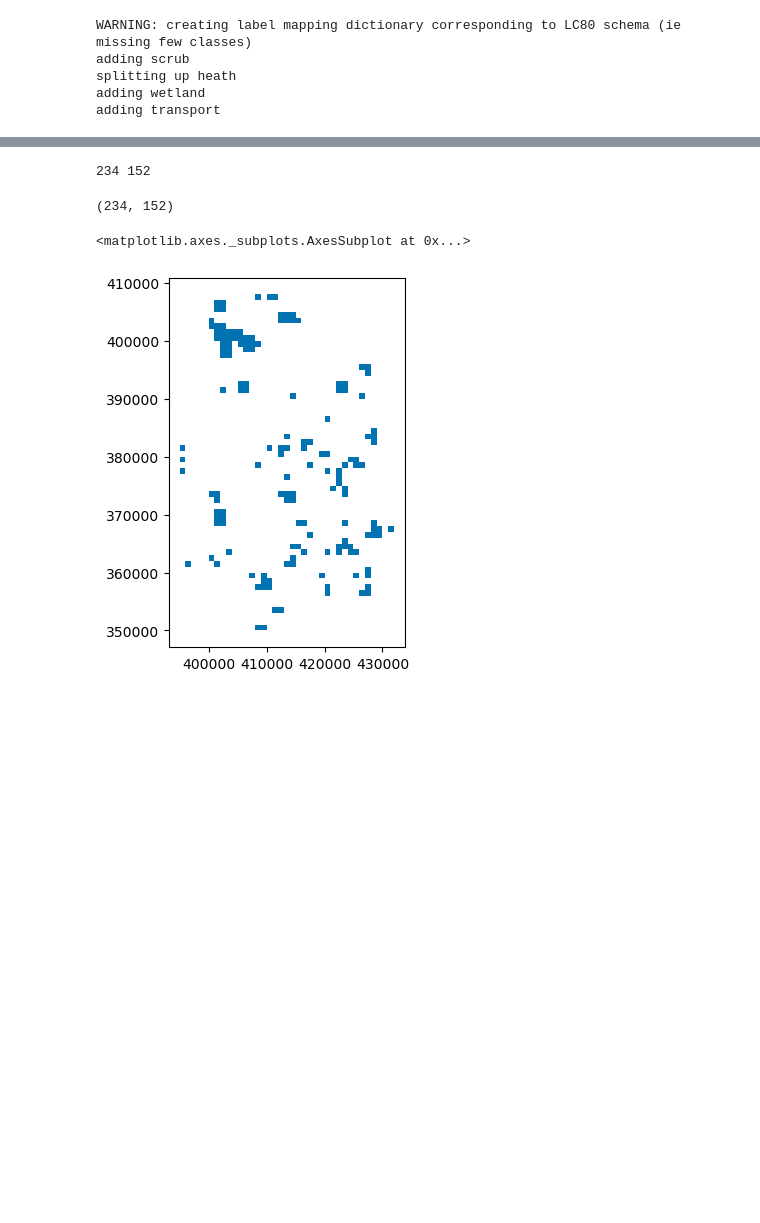
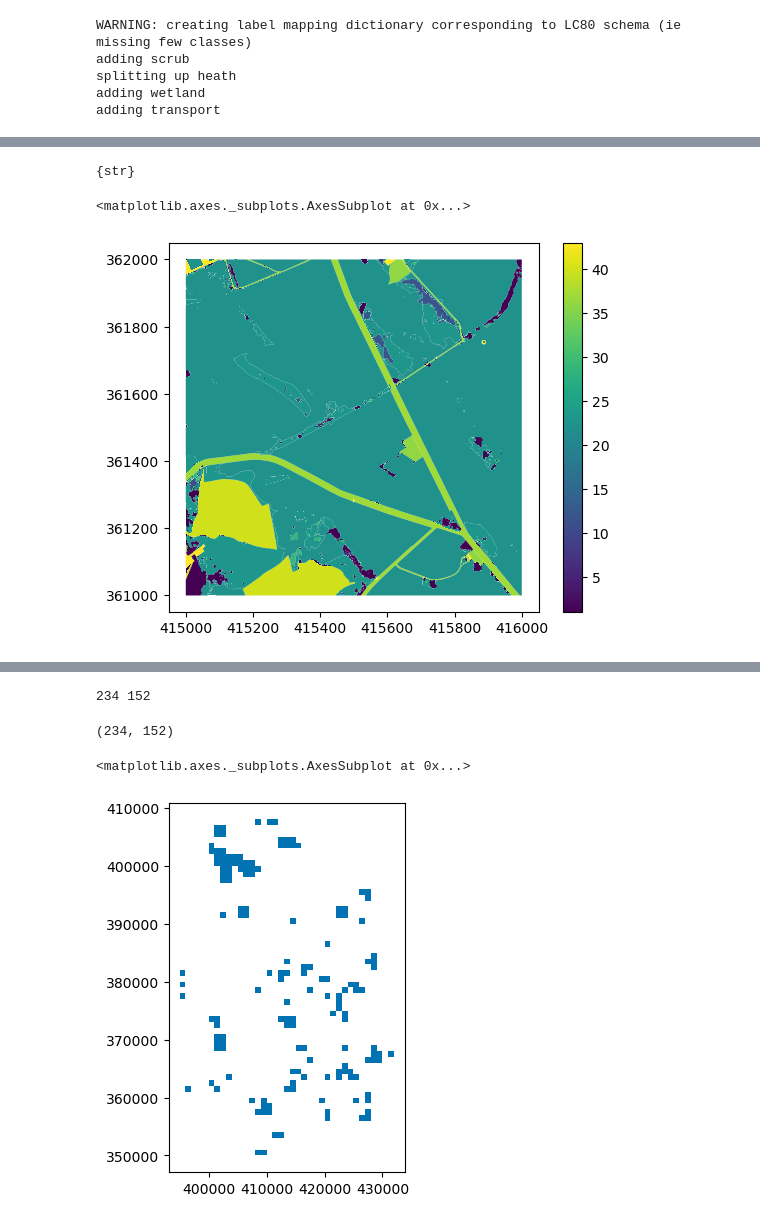
Before and after one commit to pdnpa/cnn-land-cover, a Jupyter notebook: notebooks/Create grids for merger.ipynb, the cells around one changed output, grey strips where cells are left out. Drawn from its saved outputs; the diff is of its cells as text; code cells hidden in the pictures; blank space fills up the shorter version.

```diff
--- a/notebooks/Create grids for merger.ipynb
+++ b/notebooks/Create grids for merger.ipynb
@@ -23,0 +30,5 @@ adding transport
+# %%
+tmp = dissolve_predicted_tiles(test_run=True,
+                               use_class_dependent_area_thresholds=True,
+                               file_path_class_dependent_area_thresholds='../content/area_threshold_combinations/th-combi-unspecified.json')
+# tmp[1].plot(column='class', legend=True)
@@ -23,0 +60,13 @@ adding transport
+# %%
+# tmp['LCU_detailed-combined_SK0758_LC-prediction_dissolved'][0]['class'].dtype == np.object_
+tmp2 = {"C": 0, "D": 1000.0, "E": 100.0, "default": 5000}
+tmp2.pop('default')
+
+set([type(x) for x in tmp2.keys()])
+# %% [output]
+{str}
+# %%
+tmp[0].plot(column='class', legend=True)
+# %% [output]
+<matplotlib.axes._subplots.AxesSubplot at 0x...>
+[figure, added]
```
Also changed, not shown: parts of 6 cells of this notebook, 3 other files.
